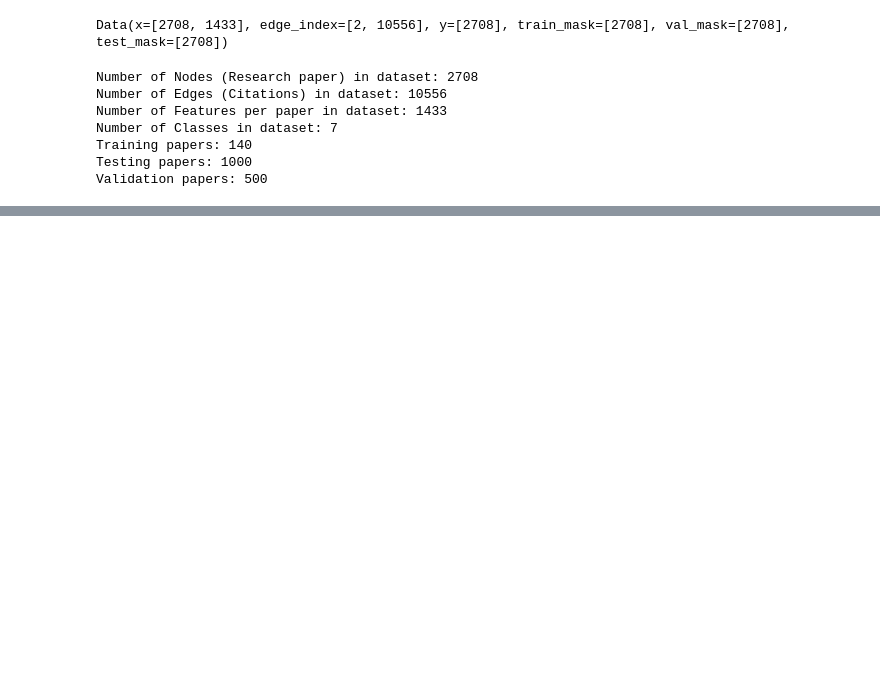
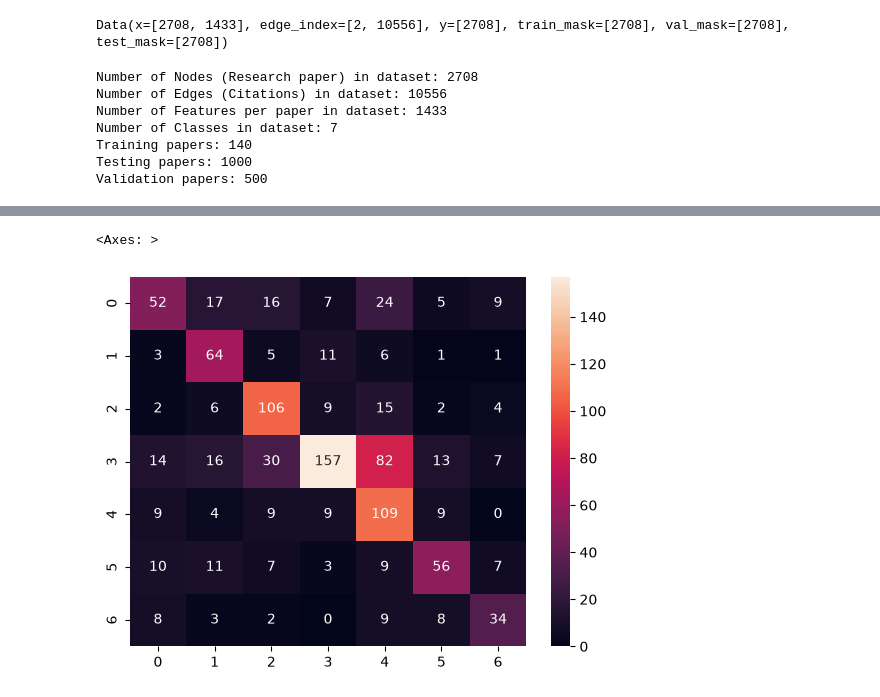
Before and after one commit to Viraj-Kumar-Sahu/GNN, a Jupyter notebook: cora_citation_network_classfication.ipynb, the cells around one changed output, grey strips where cells are left out. Saved outputs shown, nothing was run; the diff lists cells and outputs as text; code cells hidden in the pictures; blank space fills up the shorter version.

```diff
--- a/cora_citation_network_classfication.ipynb
+++ b/cora_citation_network_classfication.ipynb
@@ -30,0 +41,28 @@ Validation papers: 500
+# %%
+import sklearn
+from sklearn.feature_extraction.text import TfidfTransformer
+
+tfidf = TfidfTransformer()
+X_tfidf = tfidf.fit_transform(X_binary).toarray()
+X_baseline = X_tfidf
+# %%
+train_idx = data.train_mask.numpy()
+test_idx = data.test_mask.numpy()
+val_idx = data.val_mask.numpy()
+# %%
+X_train, y_train = X_baseline[train_idx], y[train_idx]
+X_test, y_test = X_baseline[test_idx], y[test_idx]
+X_val, y_val = X_baseline[val_idx], y[val_idx]
+# %%
+from sklearn.ensemble import RandomForestClassifier
+
+rf = RandomForestClassifier(
+    n_estimators=200,
+    max_features="sqrt",
+    random_state=42,
+    n_jobs=-1,
+    class_weight="balanced",
+)
+
+rf.fit(X_train, y_train)
+rf_predictions = rf.predict(X_test)
@@ -30,0 +137,5 @@ Validation papers: 500
+# %%
+sns.heatmap(confusion_matrix(y_test, rf_predictions), annot=True, fmt="d")
+# %% [output]
+<Axes: >
+[figure, added]
```
Also changed, not shown: parts of 8 cells of this notebook.
